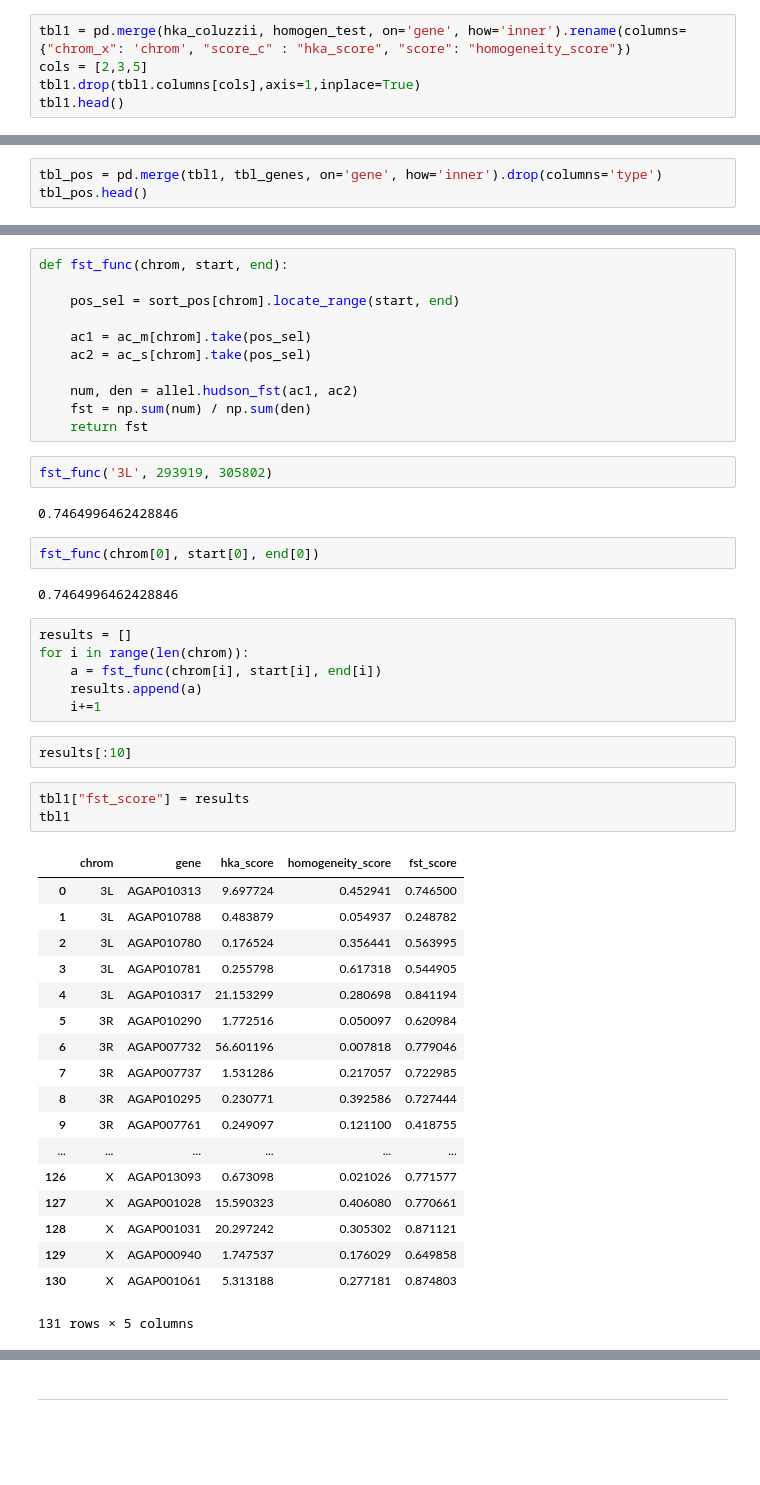
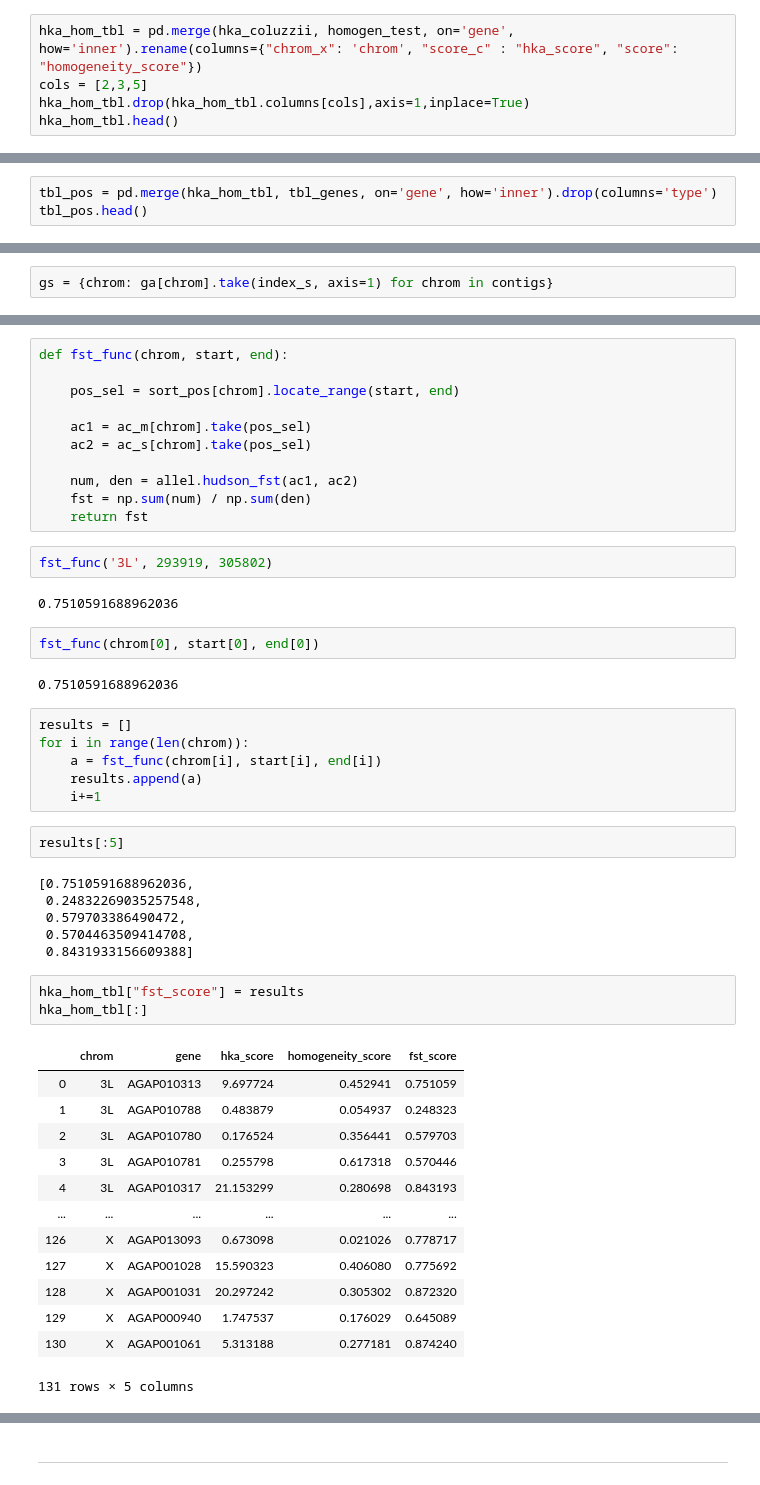
Before and after one commit to randomxsk8/notebooks, a Jupyter notebook: 10152019_Fst_hka_genes.ipynb, the cells around one changed output, grey strips where cells are left out. Drawn from its saved outputs; the diff is of its cells as text; blank space fills up the shorter version.

```diff
--- a/10152019_Fst_hka_genes.ipynb
+++ b/10152019_Fst_hka_genes.ipynb
@@ -77,10 +79,10 @@ homogen_test
 | 130 | X | AGAP001061 | 0.277181 |
 131 rows × 3 columns
 # %%
-tbl1 = pd.merge(hka_coluzzii, homogen_test, on='gene', how='inner').rename(columns={"chrom_x": 'chrom', "score_c" : "hka_score", "score": "homogeneity_score"})
+hka_hom_tbl = pd.merge(hka_coluzzii, homogen_test, on='gene', how='inner').rename(columns={"chrom_x": 'chrom', "score_c" : "hka_score", "score": "homogeneity_score"})
 cols = [2,3,5]
-tbl1.drop(tbl1.columns[cols],axis=1,inplace=True)
-tbl1.head()
+hka_hom_tbl.drop(hka_hom_tbl.columns[cols],axis=1,inplace=True)
+hka_hom_tbl.head()
 # %% [output]
 |  | chrom | gene | hka_score | homogeneity_score |
 | 0 | 3L | AGAP010313 | 9.697724 | 0.452941 |
@@ -108,7 +110,7 @@ tbl_genes.head()
 | 3 | gene | 271285 | 271815 | AGAP004680 |
 | 4 | gene | 358329 | 359280 | AGAP004681 |
 # %%
-tbl_pos = pd.merge(tbl1, tbl_genes, on='gene', how='inner').drop(columns='type')
+tbl_pos = pd.merge(hka_hom_tbl, tbl_genes, on='gene', how='inner').drop(columns='type')
 tbl_pos.head()
 # %% [output]
 |  | chrom | gene | hka_score | homogeneity_score | start | end |
@@ -134,3 +131,5 @@ gs = {chrom: ga[chrom].take(random_index, axis=1) for chrom in contigs}
+# %%
+gs = {chrom: ga[chrom].take(index_s, axis=1) for chrom in contigs}
 # %%
 pos = {chrom: call[chrom]['variants/POS'][:] for chrom in contigs}
 # %%
@@ -263,11 +262,11 @@ def fst_func(chrom, start, end):
 # %%
 fst_func('3L', 293919, 305802)
 # %% [output]
-0.7464996462428846
+0.7510591688962036
 # %%
 fst_func(chrom[0], start[0], end[0])
 # %% [output]
-0.7464996462428846
+0.7510591688962036
 # %%
 results = []
 for i in range(len(chrom)):
@@ -275,27 +274,28 @@ for i in range(len(chrom)):
     results.append(a)
     i+=1
 # %%
-results[:10]
+results[:5]
+# %% [output]
+[0.7510591688962036,
+ 0.24832269035257548,
+ 0.579703386490472,
+ 0.5704463509414708,
+ 0.8431933156609388]
 # %%
-tbl1["fst_score"] = results
-tbl1
+hka_hom_tbl["fst_score"] = results
+hka_hom_tbl[:]
 # %% [output]
 |  | chrom | gene | hka_score | homogeneity_score | fst_score |
-| 0 | 3L | AGAP010313 | 9.697724 | 0.452941 | 0.746500 |
-| 1 | 3L | AGAP010788 | 0.483879 | 0.054937 | 0.248782 |
-| 2 | 3L | AGAP010780 | 0.176524 | 0.356441 | 0.563995 |
-| 3 | 3L | AGAP010781 | 0.255798 | 0.617318 | 0.544905 |
-| 4 | 3L | AGAP010317 | 21.153299 | 0.280698 | 0.841194 |
-| 5 | 3R | AGAP010290 | 1.772516 | 0.050097 | 0.620984 |
-| 6 | 3R | AGAP007732 | 56.601196 | 0.007818 | 0.779046 |
-| 7 | 3R | AGAP007737 | 1.531286 | 0.217057 | 0.722985 |
-| 8 | 3R | AGAP010295 | 0.230771 | 0.392586 | 0.727444 |
-| 9 | 3R | AGAP007761 | 0.249097 | 0.121100 | 0.418755 |
+| 0 | 3L | AGAP010313 | 9.697724 | 0.452941 | 0.751059 |
+| 1 | 3L | AGAP010788 | 0.483879 | 0.054937 | 0.248323 |
+| 2 | 3L | AGAP010780 | 0.176524 | 0.356441 | 0.579703 |
+| 3 | 3L | AGAP010781 | 0.255798 | 0.617318 | 0.570446 |
+| 4 | 3L | AGAP010317 | 21.153299 | 0.280698 | 0.843193 |
 | ... | ... | ... | ... | ... | ... |
-| 126 | X | AGAP013093 | 0.673098 | 0.021026 | 0.771577 |
-| 127 | X | AGAP001028 | 15.590323 | 0.406080 | 0.770661 |
-| 128 | X | AGAP001031 | 20.297242 | 0.305302 | 0.871121 |
-| 129 | X | AGAP000940 | 1.747537 | 0.176029 | 0.649858 |
-| 130 | X | AGAP001061 | 5.313188 | 0.277181 | 0.874803 |
+| 126 | X | AGAP013093 | 0.673098 | 0.021026 | 0.778717 |
+| 127 | X | AGAP001028 | 15.590323 | 0.406080 | 0.775692 |
+| 128 | X | AGAP001031 | 20.297242 | 0.305302 | 0.872320 |
+| 129 | X | AGAP000940 | 1.747537 | 0.176029 | 0.645089 |
+| 130 | X | AGAP001061 | 5.313188 | 0.277181 | 0.874240 |
 131 rows × 5 columns
 # %%
```
Also changed, not shown: parts of 29 cells of this notebook, 5 other files.
